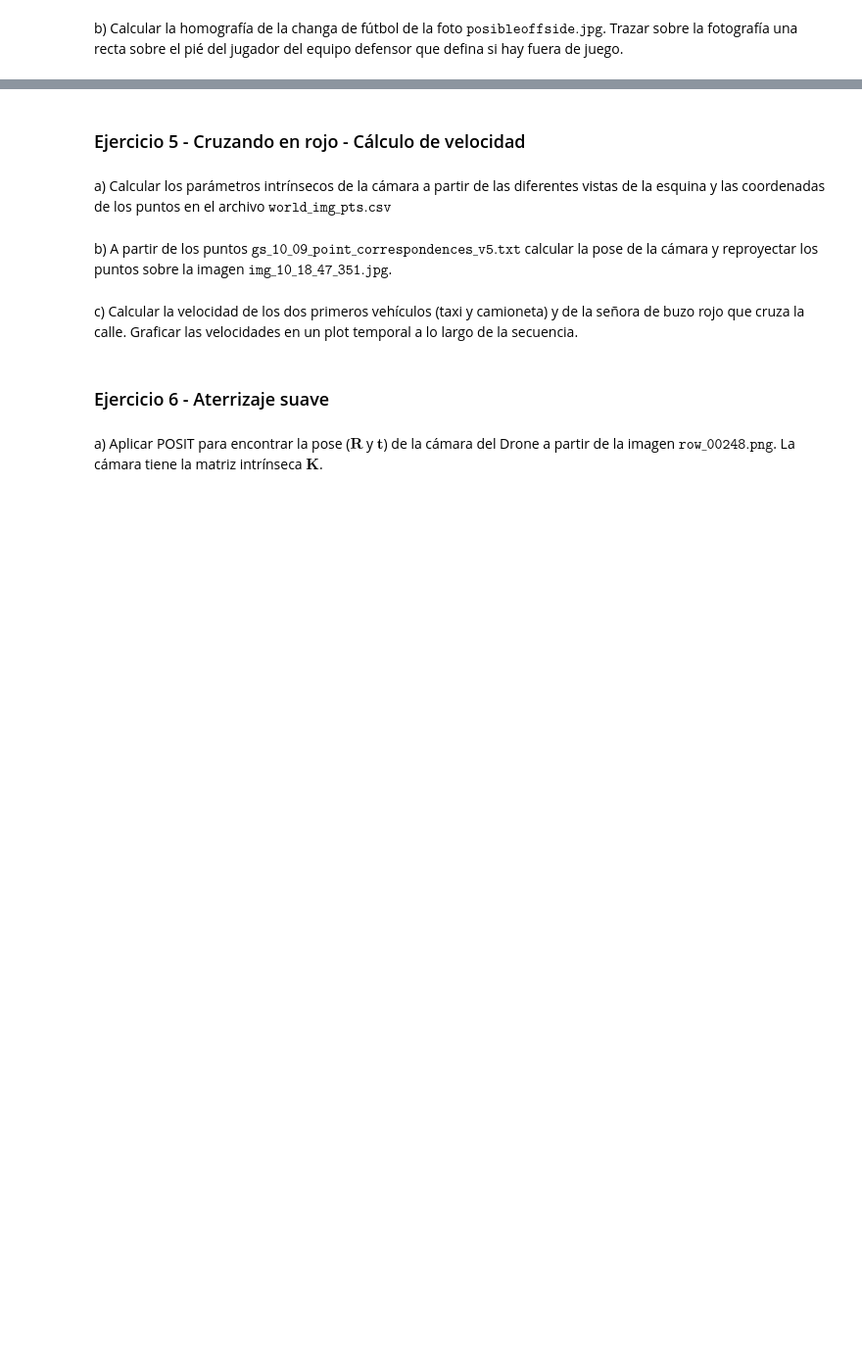
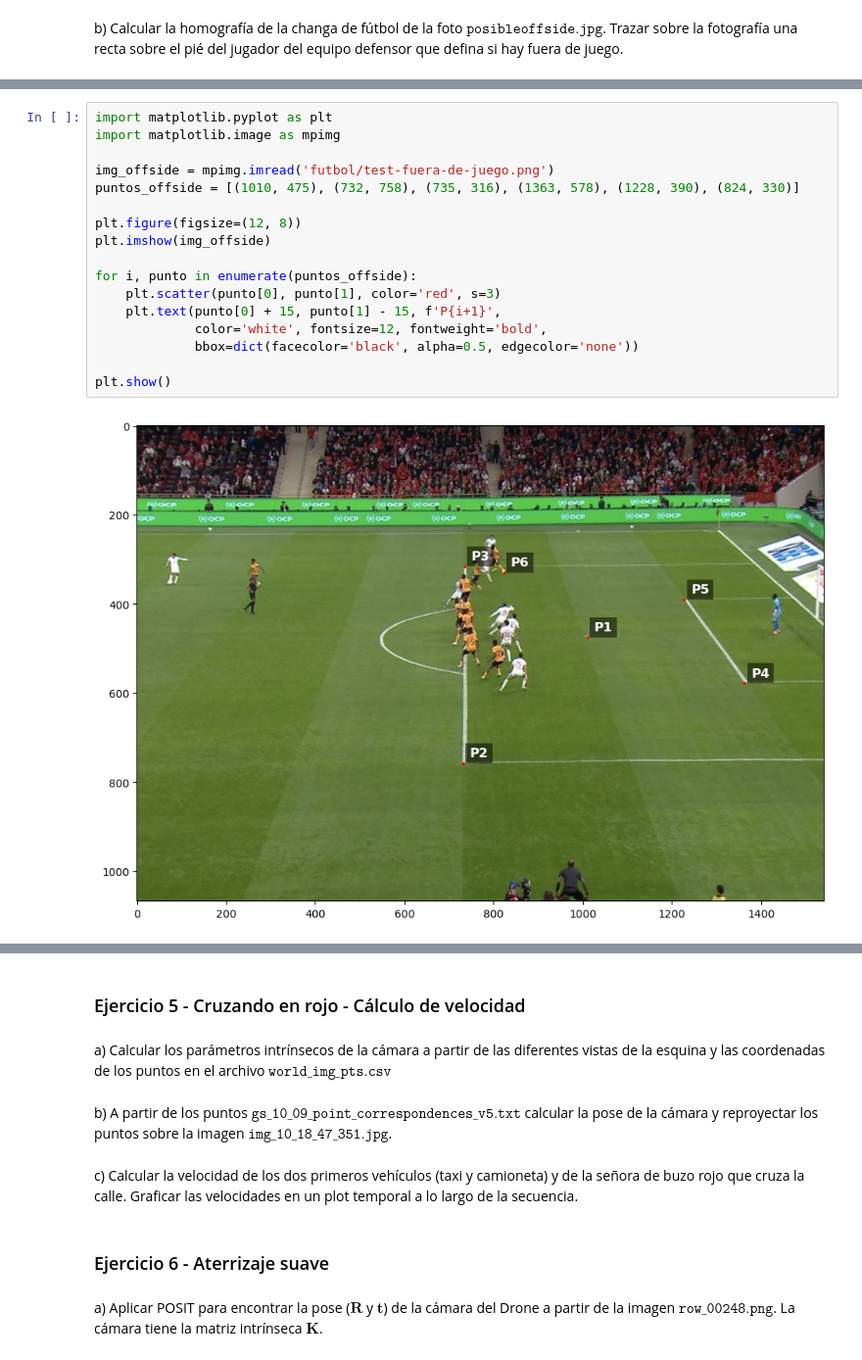
Before and after one commit to rpccp/alc_labos, a Jupyter notebook: TP/grupo_milanesa_svd_TP.ipynb, the cells around one changed output, grey strips where cells are left out. Shown at 98% size. Drawn from its saved outputs; the diff is of its cells as text; blank space fills up the shorter version.

```diff
--- a/TP/grupo_milanesa_svd_TP.ipynb
+++ b/TP/grupo_milanesa_svd_TP.ipynb
@@ -359,0 +646,19 @@ b) Calcular la homografía de la changa de fútbol de la foto $\texttt{posibleof
+# %%
+import matplotlib.pyplot as plt
+import matplotlib.image as mpimg
+
+img_offside = mpimg.imread('futbol/test-fuera-de-juego.png')
+puntos_offside = [(1010, 475), (732, 758), (735, 316), (1363, 578), (1228, 390), (824, 330)]
+
+plt.figure(figsize=(12, 8))
+plt.imshow(img_offside)
+
+for i, punto in enumerate(puntos_offside):
+    plt.scatter(punto[0], punto[1], color='red', s=3)
+    plt.text(punto[0] + 15, punto[1] - 15, f'P{i+1}',
+             color='white', fontsize=12, fontweight='bold',
+             bbox=dict(facecolor='black', alpha=0.5, edgecolor='none'))
+
+plt.show()
+# %% [output]
+[figure, added]
```
Also changed, not shown: parts of 12 cells of this notebook.
